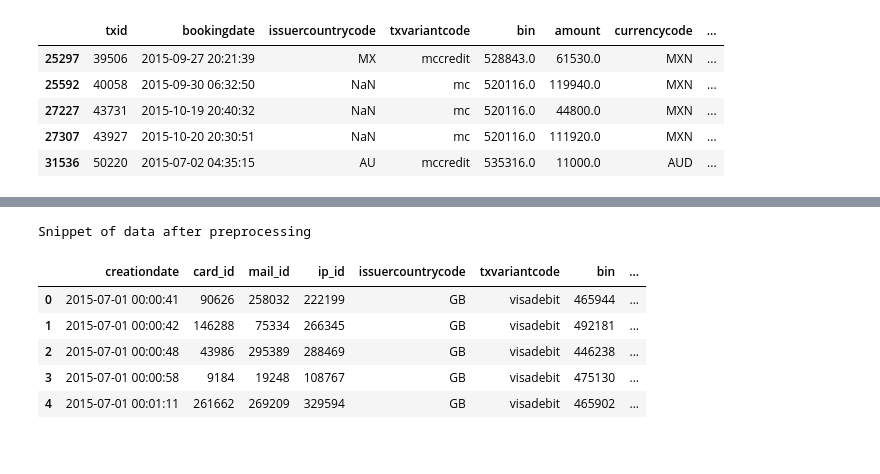
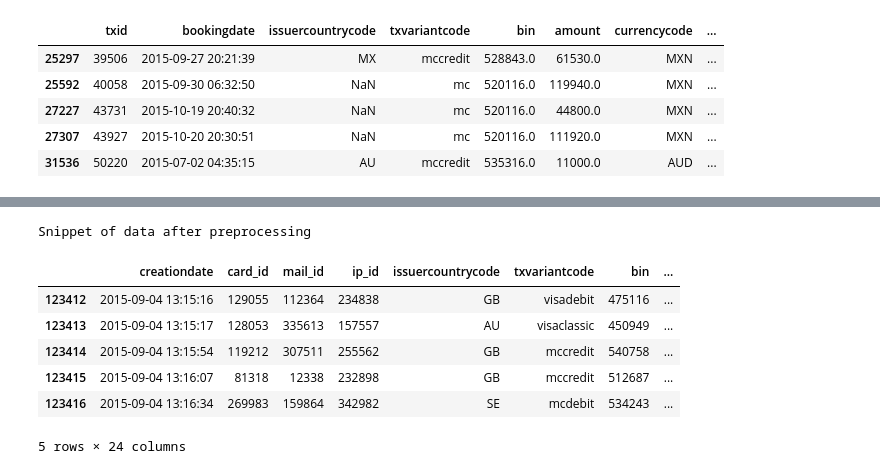
Before and after one commit to simionAndrei/CyberFraud1, a Jupyter notebook: Exploratory_Analysis.ipynb, the cells around one changed output, grey strips where cells are left out. Drawn from its saved outputs; the diff is of its cells as text; code cells hidden in the pictures.

Commit message:
Modify additional feats structure

```diff
--- a/Exploratory_Analysis.ipynb
+++ b/Exploratory_Analysis.ipynb
@@ -184,0 +181,6 @@ features = extract_from_pandas(df)
+# %%
+from feats_utils import extract_features_from_data
+
+logger.log("Start extracting additional features")
+additional_feats_df = extract_features_from_data(df)
+logger.log("Finished extracting additional features", show_time = True)
@@ -184,0 +190,8 @@ features = extract_from_pandas(df)
+# %%
+full_df = pd.concat([df, additional_feats_df], axis = 1)
+
+full_df_non_fraud = full_df[full_df.label == 0]
+full_df_fraud = full_df[full_df.label == 1]
+
+full_df_fraud.iloc[:, -10:].describe()
+full_df_non_fraud.iloc[:, -10:].describe()
@@ -185,11 +208,12 @@ features = extract_from_pandas(df)
 # %%
 print(os.linesep + "Snippet of data after preprocessing")
-df.head()
+full_df.iloc[123412:123417, :]
 # %% [output]
 Snippet of data after preprocessing
 |  | creationdate | card_id | mail_id | ip_id | issuercountrycode | txvariantcode | bin | ... |
-| 0 | 2015-07-01 00:00:41 | 90626 | 258032 | 222199 | GB | visadebit | 465944 | ... |
-| 1 | 2015-07-01 00:00:42 | 146288 | 75334 | 266345 | GB | visadebit | 492181 | ... |
-| 2 | 2015-07-01 00:00:48 | 43986 | 295389 | 288469 | GB | visadebit | 446238 | ... |
-| 3 | 2015-07-01 00:00:58 | 9184 | 19248 | 108767 | GB | visadebit | 475130 | ... |
-| 4 | 2015-07-01 00:01:11 | 261662 | 269209 | 329594 | GB | visadebit | 465902 | ... |
+| 123412 | 2015-09-04 13:15:16 | 129055 | 112364 | 234838 | GB | visadebit | 475116 | ... |
+| 123413 | 2015-09-04 13:15:17 | 128053 | 335613 | 157557 | AU | visaclassic | 450949 | ... |
+| 123414 | 2015-09-04 13:15:54 | 119212 | 307511 | 255562 | GB | mccredit | 540758 | ... |
+| 123415 | 2015-09-04 13:16:07 | 81318 | 12338 | 232898 | GB | mccredit | 512687 | ... |
+| 123416 | 2015-09-04 13:16:34 | 269983 | 159864 | 342982 | SE | mcdebit | 534243 | ... |
+5 rows × 24 columns
```
Also changed, not shown: parts of 14 cells of this notebook, 2 other files.
